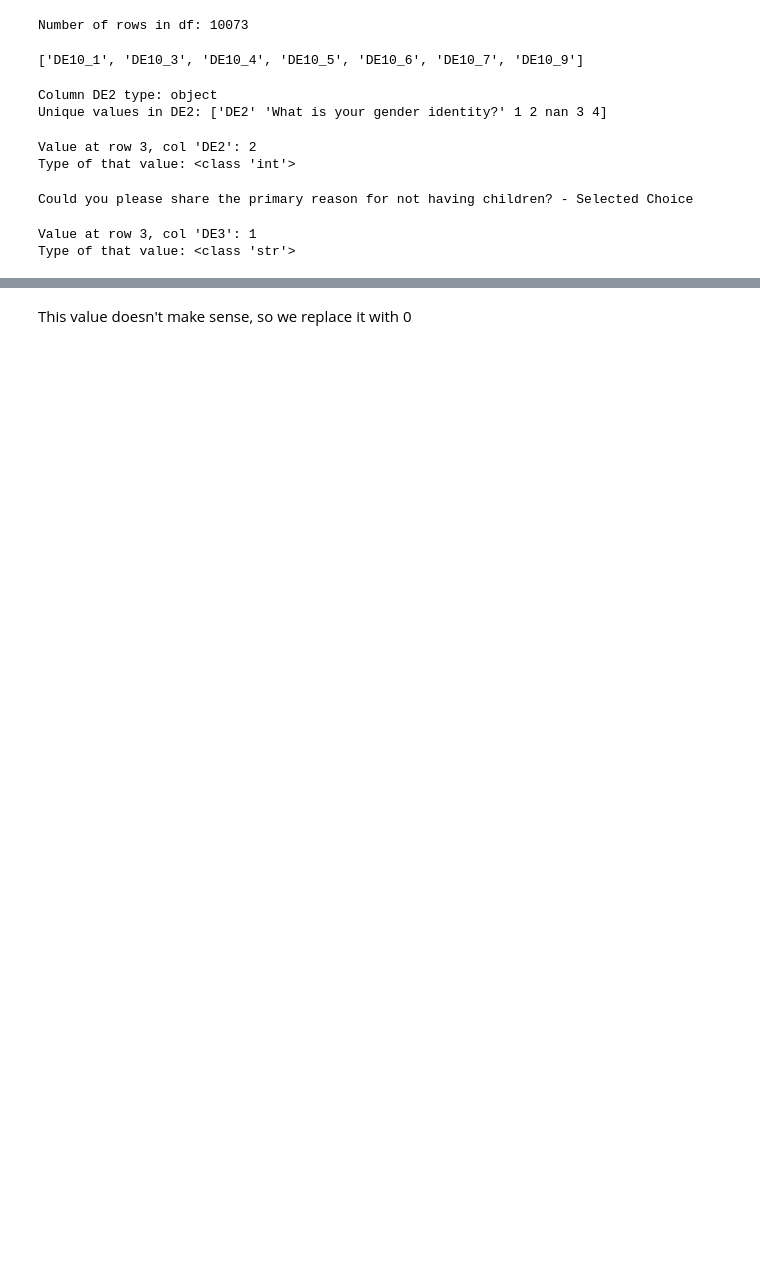
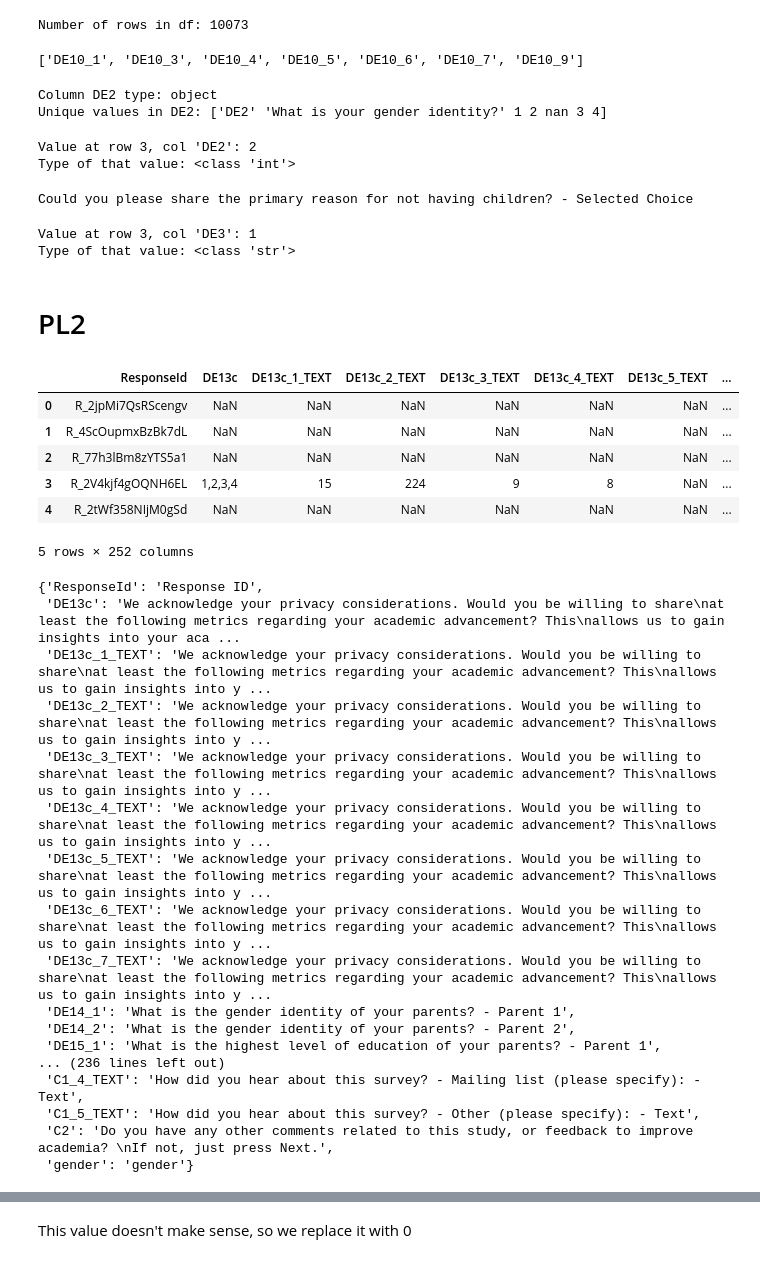
Before and after one commit to Ppandda/parenthood, a Jupyter notebook: parenthood_europe/notebooks/testing/test_numeric_plots.ipynb, the cells around one changed output, grey strips where cells are left out. Cells and saved outputs as stored; diff of their text form; code cells hidden in the pictures; blank space fills up the shorter version.

```diff
--- a/parenthood_europe/notebooks/testing/test_numeric_plots.ipynb
+++ b/parenthood_europe/notebooks/testing/test_numeric_plots.ipynb
@@ -170,5 +172,35 @@ for qid in multiple_choice_question_ids:
     fig = q.distribution(display=False)
     if fig is not None:
         fig.show()
+# %% [markdown]
+# PL2
 # %%
-df, df_raw = load_survey_data(file_path="../../data/data_organized_by_question_type/parenthood_test_QMatrix.xlsx")
+df, meta = load_survey_data_and_meta(file_path="../../data/data_classified_by_question_type/parenthood_test_QMatrix.xlsx")
+
+display(df.head(5))
+display(meta)
+# %% [output]
+|  | ResponseId | DE13c | DE13c_1_TEXT | DE13c_2_TEXT | DE13c_3_TEXT | DE13c_4_TEXT | DE13c_5_TEXT | ... |
+| 0 | R_2jpMi7QsRScengv | NaN | NaN | NaN | NaN | NaN | NaN | ... |
+| 1 | R_4ScOupmxBzBk7dL | NaN | NaN | NaN | NaN | NaN | NaN | ... |
+| 2 | R_77h3lBm8zYTS5a1 | NaN | NaN | NaN | NaN | NaN | NaN | ... |
+| 3 | R_2V4kjf4gOQNH6EL | 1,2,3,4 | 15 | 224 | 9 | 8 | NaN | ... |
+| 4 | R_2tWf358NIjM0gSd | NaN | NaN | NaN | NaN | NaN | NaN | ... |
+5 rows × 252 columns
+{'ResponseId': 'Response ID',
+ 'DE13c': 'We acknowledge your privacy considerations. Would you be willing to share\nat least the following metrics regarding your academic advancement? This\nallows us to gain insights into your aca ...
+ 'DE13c_1_TEXT': 'We acknowledge your privacy considerations. Would you be willing to share\nat least the following metrics regarding your academic advancement? This\nallows us to gain insights into y ...
+ 'DE13c_2_TEXT': 'We acknowledge your privacy considerations. Would you be willing to share\nat least the following metrics regarding your academic advancement? This\nallows us to gain insights into y ...
+ 'DE13c_3_TEXT': 'We acknowledge your privacy considerations. Would you be willing to share\nat least the following metrics regarding your academic advancement? This\nallows us to gain insights into y ...
+ 'DE13c_4_TEXT': 'We acknowledge your privacy considerations. Would you be willing to share\nat least the following metrics regarding your academic advancement? This\nallows us to gain insights into y ...
+ 'DE13c_5_TEXT': 'We acknowledge your privacy considerations. Would you be willing to share\nat least the following metrics regarding your academic advancement? This\nallows us to gain insights into y ...
+ 'DE13c_6_TEXT': 'We acknowledge your privacy considerations. Would you be willing to share\nat least the following metrics regarding your academic advancement? This\nallows us to gain insights into y ...
+ 'DE13c_7_TEXT': 'We acknowledge your privacy considerations. Would you be willing to share\nat least the following metrics regarding your academic advancement? This\nallows us to gain insights into y ...
+ 'DE14_1': 'What is the gender identity of your parents? - Parent 1',
+ 'DE14_2': 'What is the gender identity of your parents? - Parent 2',
+ 'DE15_1': 'What is the highest level of education of your parents? - Parent 1',
+... (236 lines left out)
+ 'C1_4_TEXT': 'How did you hear about this survey? - Mailing list (please specify): - Text',
+ 'C1_5_TEXT': 'How did you hear about this survey? - Other (please specify): - Text',
+ 'C2': 'Do you have any other comments related to this study, or feedback to improve academia? \nIf not, just press Next.',
+ 'gender': 'gender'}
```
Also changed, not shown: parts of 11 cells of this notebook, 6 other files.
